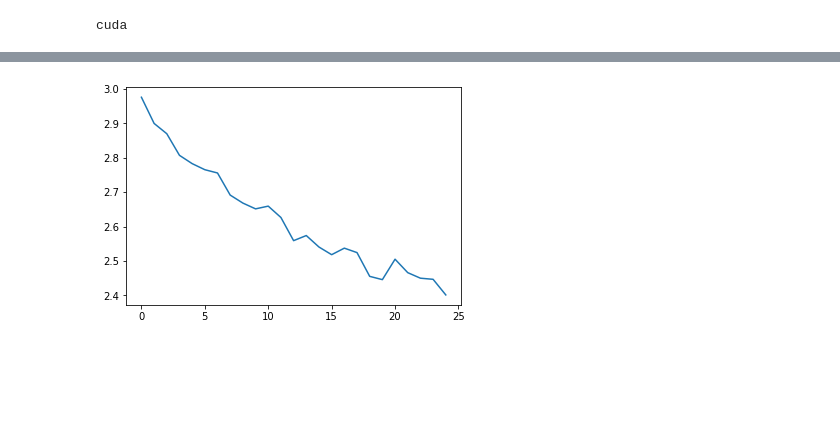
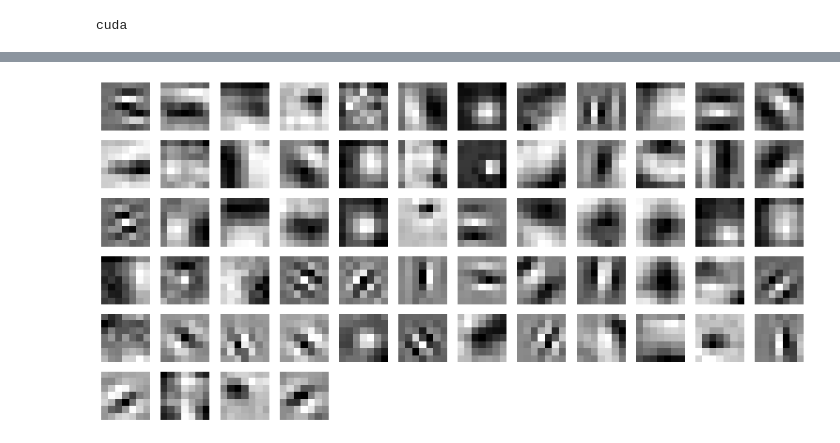
Before and after one commit to jacky3331/CSE151B-PA3, a Jupyter notebook: training.ipynb, the cells around one changed output, grey strips where cells are left out. Cells and saved outputs as stored; diff of their text form; code cells hidden in the pictures; blank space fills up the shorter version.

```diff
--- a/training.ipynb
+++ b/training.ipynb
@@ -74,6 +137,9 @@ baseline_Net(
 # %%
-# Create loss functions, optimizers
-# For baseline model use this
+"""
+Create NN model object for holdout set 2
+"""
+nn_model = model.resnet_Net(classes = 20)
+nn_model.to(device)
+
 criterion = nn.CrossEntropyLoss()
 optimizer = torch.optim.Adam(nn_model.parameters(), lr=1e-4)
-# Initialize weights
@@ -82,42 +145,0 @@ optimizer = torch.optim.Adam(nn_model.parameters(), lr=1e-4)
-# %%
-# train your model
-# For each epoch iterate over your dataloaders/datasets, pass it to your NN model, get output, calculate loss and
-# backpropagate using optimizer
-num_epochs = 25
-loss_results = []
-# for iteration in range(num_epochs):
-#     nn_model(train_dataloader)
-
-for epoch in range(num_epochs):
-    running_loss = 0.0
-    counter = 0
-
-    for i, data in enumerate(train_dataloader, 0):
-        counter+=1
-        # get the inputs; data is a list of [inputs, labels]
-        inputs, labels = data
-        inputs, labels = inputs.cuda(), labels.cuda()
-
-        # zero the parameter gradients
-        optimizer.zero_grad()
-
-        # forward + backward + optimize
-        outputs = nn_model(inputs)
-        loss = criterion(outputs, labels)
-        loss.backward()
-        optimizer.step()
-
-        # print statistics
-        running_loss += loss.item()
-
-
-    loss_results.append(running_loss/counter)
-
-
-epochs = [i for i in range(len(loss_results))]
-
-plt.plot(epochs, loss_results)
-plt.show()
-# print(len(loss_results))
-# %% [output]
-[figure, removed]
@@ -125,0 +151,20 @@ plt.show()
+# %%
+"""
+Displays the weights map for the cnn model.
+"""
+model_weights = []
+
+for m in nn_model.modules():
+    if isinstance(m, nn.Conv2d):
+        model_weights.append(m.weight.data)
+
+# visualize the first conv layer filters
+plt.figure(figsize=(17, 17))
+for i, filter in enumerate(model_weights[0]):
+    plt.subplot(12, 12, i+1)
+
+    plt.imshow(filter[0, :, :].cpu().detach().numpy(), cmap='gray')
+    plt.axis('off')
+plt.show()
+# %% [output]
+[figure, added]
```
Also changed, not shown: parts of 19 cells of this notebook, 2 other files.
